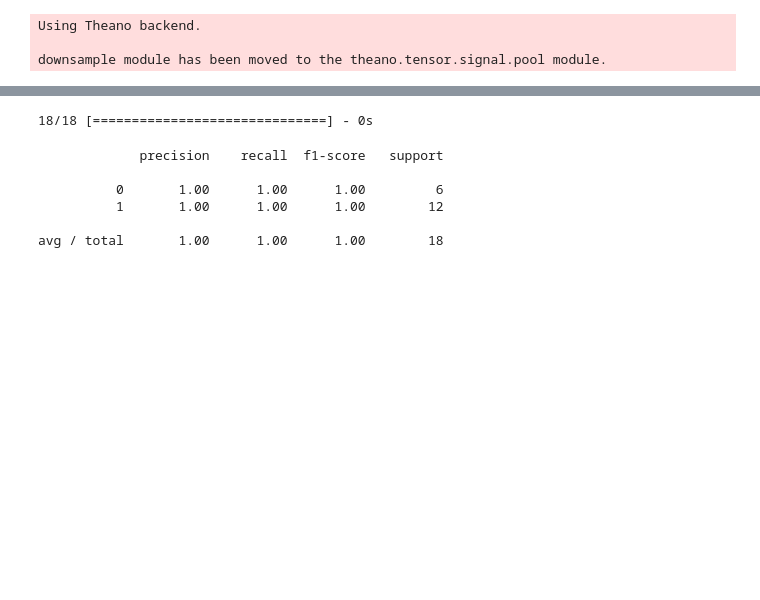
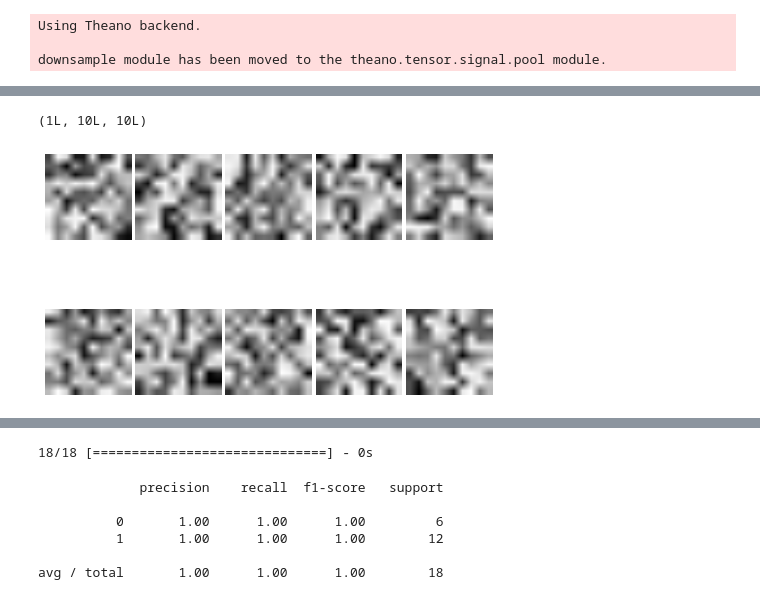
Before and after one commit to visionbang/mach_image_proc, a Jupyter notebook: theano_sandbox.ipynb, the cells around one changed output, grey strips where cells are left out. Cells and saved outputs as stored; diff of their text form; code cells hidden in the pictures; blank space fills up the shorter version.

```diff
--- a/theano_sandbox.ipynb
+++ b/theano_sandbox.ipynb
@@ -167,4 +209,26 @@ plt.grid('off')
 # %%
 m2_wegh =  model2.get_weights()
+# %%
+np.shape(m2_wegh[0][0])
+# %% [output]
+(1L, 10L, 10L)
+# %%
+def plot_wegh (wegh_arr):
+    num = len(m2_wegh[0])
+    col = int(num/2)
+    row = int(num/col)
+
+    fig ,axes = plt.subplots(row,col, subplot_kw={'xticks': [], 'yticks': []})
+    plt.subplots_adjust(hspace=0.02,wspace = 0.05)
+
+
+    for i, ax in zip(xrange(num),axes.flat):
+
+        ax.imshow(m2_wegh[0][i][0])
+        ax.grid('off')
+# %%
+plot_wegh(m2_wegh)
+# %% [output]
+[figure, added]
 # %%
 for a in m2_wegh:
```
Also changed, not shown: parts of 53 cells of this notebook, 2 other files.
